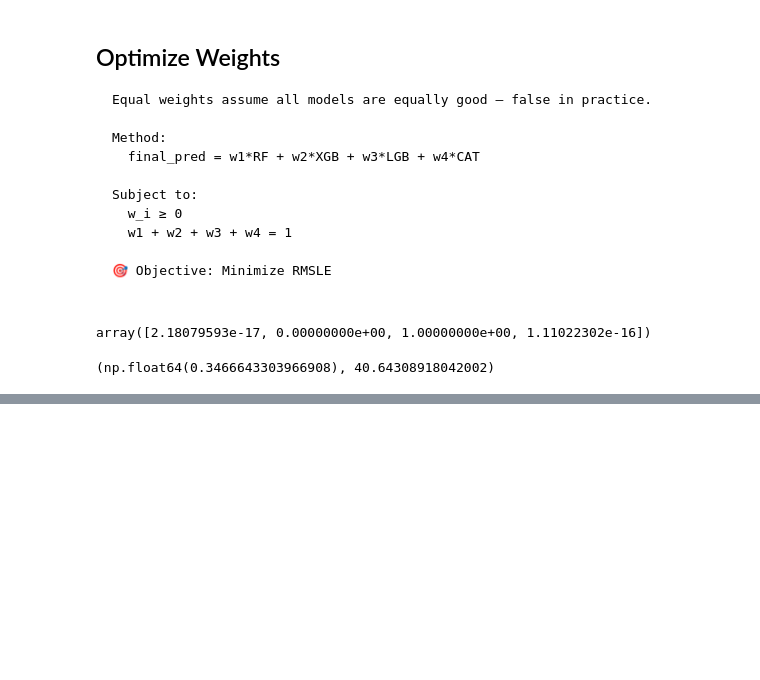
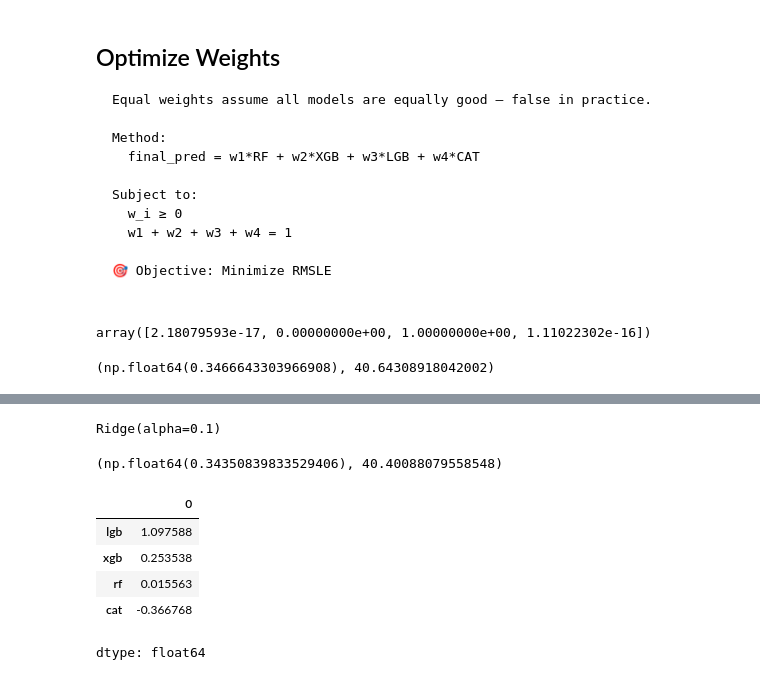
Before and after one commit to sabin74/Enterprise-Intelligent-Demand-Forecasting-Decision-Optimization-Platform, a Jupyter notebook: notebooks/08_model_optimization.ipynb, the cells around one changed output, grey strips where cells are left out. Cells and saved outputs as stored; diff of their text form; code cells hidden in the pictures; blank space fills up the shorter version.

```diff
--- a/notebooks/08_model_optimization.ipynb
+++ b/notebooks/08_model_optimization.ipynb
@@ -317,0 +325,21 @@ with open("models/ensemble_weights.json", "w") as f:
+# %%
+# Prepare Meta-Model Dataset
+stack_df = pd.DataFrame({
+    "rf": rf_valid_pred,
+    "xgb": xgb_valid_pred,
+    "lgb": lgb_valid_pred,
+    "cat": cat_valid_pred,
+    "y_true": y_true
+})
+# %%
+# Features and Target
+X_stack = stack_df.drop(columns=['y_true'])
+y_stack = stack_df['y_true']
+# %%
+# Baseline Meta-Model: Ridge Regression
+from sklearn.linear_model import Ridge
+
+meta_model = Ridge(alpha=0.1)
+meta_model.fit(X_stack, y_stack)
+# %% [output]
+Ridge(alpha=0.1)
@@ -317,0 +349,21 @@ with open("models/ensemble_weights.json", "w") as f:
+# %%
+# Evaluate Stacking Performance
+stack_rmsle = rmsle(y_stack, stack_pred)
+stack_mae = mae(y_stack, stack_pred)
+
+stack_rmsle, stack_mae
+# %% [output]
+(np.float64(0.34350839833529406), 40.40088079558548)
+# %%
+# Intrepret Meta-Model Weights
+pd.Series(
+    meta_model.coef_,
+    index=X_stack.columns
+).sort_values(ascending=False)
+# %% [output]
+|  | 0 |
+| lgb | 1.097588 |
+| xgb | 0.253538 |
+| rf | 0.015563 |
+| cat | -0.366768 |
+dtype: float64
```
Also changed, not shown: parts of 5 cells of this notebook.
